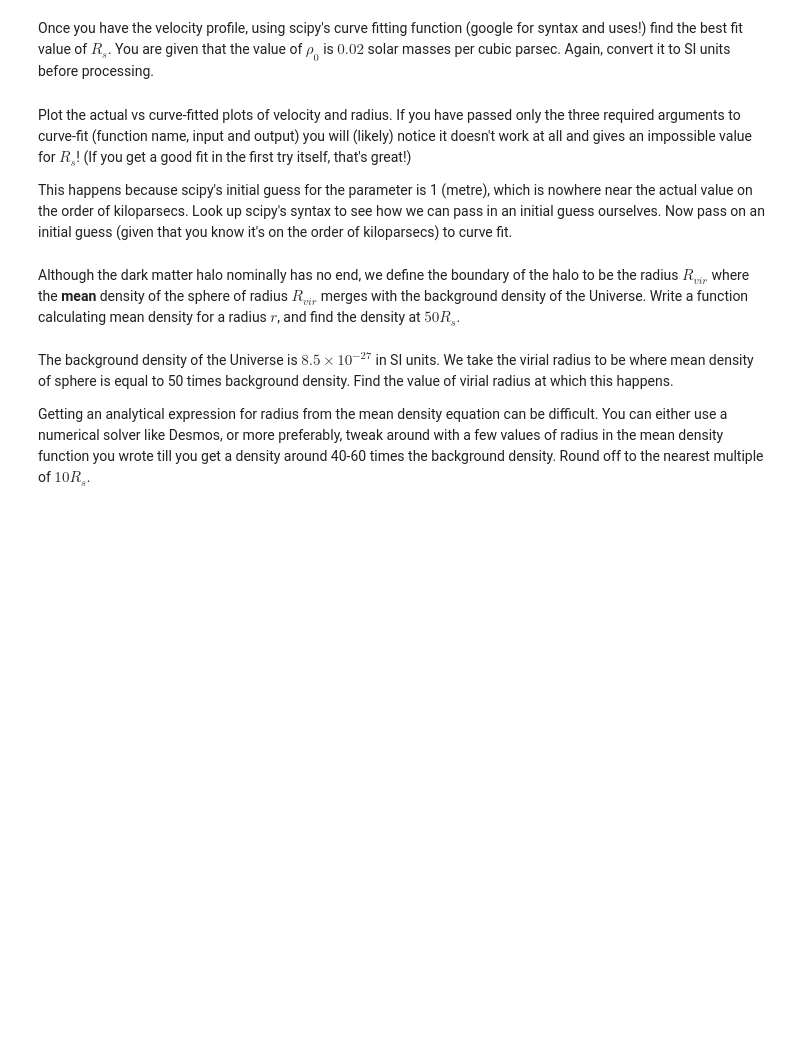
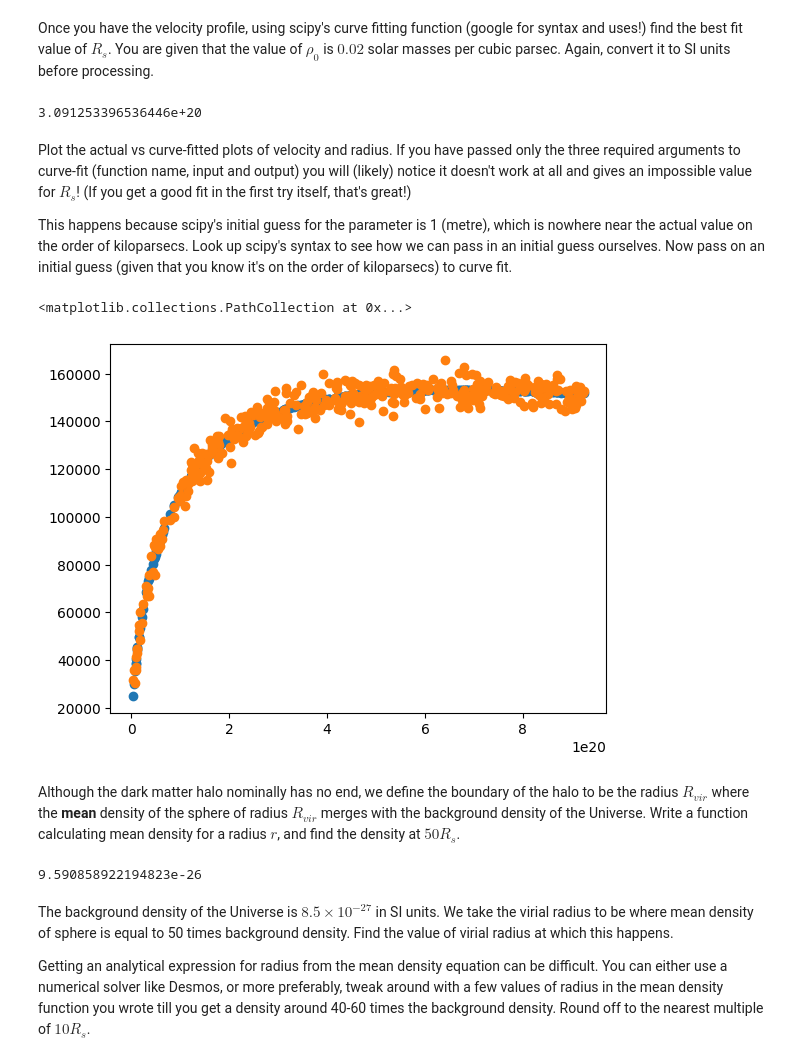
Before and after one commit to rahule-1999/KSP, a Jupyter notebook: Problem_StatementGC.ipynb, the cells around one changed output. Cells and saved outputs as stored; diff of their text form; code cells hidden in the pictures; blank space fills up the shorter version.

```diff
--- a/Problem_StatementGC.ipynb
+++ b/Problem_StatementGC.ipynb
@@ -156,3 +141,19 @@ Once you have the velocity profile, using scipy's curve fitting function (google
+# %%
+p_0 = 0.02 * 6.76977E-20
+G = 6.674e-11
+r = df['distance']
+#M_r = (4*np.pi*R_s**3*p_0*((r+R_s)*np.log(r+R_s)+(-np.log(R_s)-1)*r-R_s*np.log(R_s)))/(r+R_s)
+#4.1887 * r**3 * p_0 / ((r/Rs)*(1+(r/Rs))**2)
+def func(r,R_s):
+  return np.sqrt(G*((4*np.pi*R_s**3*p_0*((r+R_s)*np.log(r+R_s)+(-np.log(R_s)-1)*r-R_s*np.log(R_s)))/(r+R_s))/r)
+
+from scipy.optimize import curve_fit
+params,_= curve_fit(func, r, df['velocity'],[1e+20])
+R_s = params[0]
+M_r = (4*np.pi*R_s**3*p_0*((r+R_s)*np.log(r+R_s)+(-np.log(R_s)-1)*r-R_s*np.log(R_s)))/(r+R_s)
+print(R_s)
+# %% [output]
+3.091253396536446e+20
 # %% [markdown]
 Plot the actual vs curve-fitted plots of velocity and radius. If you have passed only the three required arguments to curve-fit (function name, input and output) you will (likely) notice it doesn't work at all and gives an impossible value for $R_s$! (If you get a good fit in the first try itself, that's great!)
 
@@ -162,2 +161,9 @@ This happens because scipy's initial guess for the parameter is 1 (metre), which
+# %%
+Rs = params[0]
+plt.scatter(r,func(r,Rs))
+plt.scatter(r,df['velocity'])
+# %% [output]
+<matplotlib.collections.PathCollection at 0x...>
+[figure, added]
 # %% [markdown]
 Although the dark matter halo nominally has no end, we define the boundary of the halo to be the radius $R_{vir}$ where the **mean** density of the sphere of radius $R_{vir}$ merges with the background density of the Universe. Write a function calculating mean density for a radius $r$, and find the density at $50R_s$.
@@ -166,3 +170,10 @@ Although the dark matter halo nominally has no end, we define the boundary of th
+# %%
+m_d = (4*np.pi*R_s**3*p_0*((r+R_s)*np.log(r+R_s)+(-np.log(R_s)-1)*r-R_s*np.log(R_s)))/(r+R_s) / (4.1887*(r**3))
+r=50*R_s
+m_d_50R_s = (4*np.pi*R_s**3*p_0*((r+R_s)*np.log(r+R_s)+(-np.log(R_s)-1)*r-R_s*np.log(R_s)))/(r+R_s) / (4.1887*(r**3))
+print(m_d_50R_s)
+# %% [output]
+9.590858922194823e-26
 # %% [markdown]
 The background density of the Universe is $8.5 \times 10^{-27}$ in SI units. We take the virial radius to be where mean density of sphere is equal to 50 times background density. Find the value of virial radius at which this happens.
 
```
Also changed, not shown: parts of 12 cells of this notebook.
